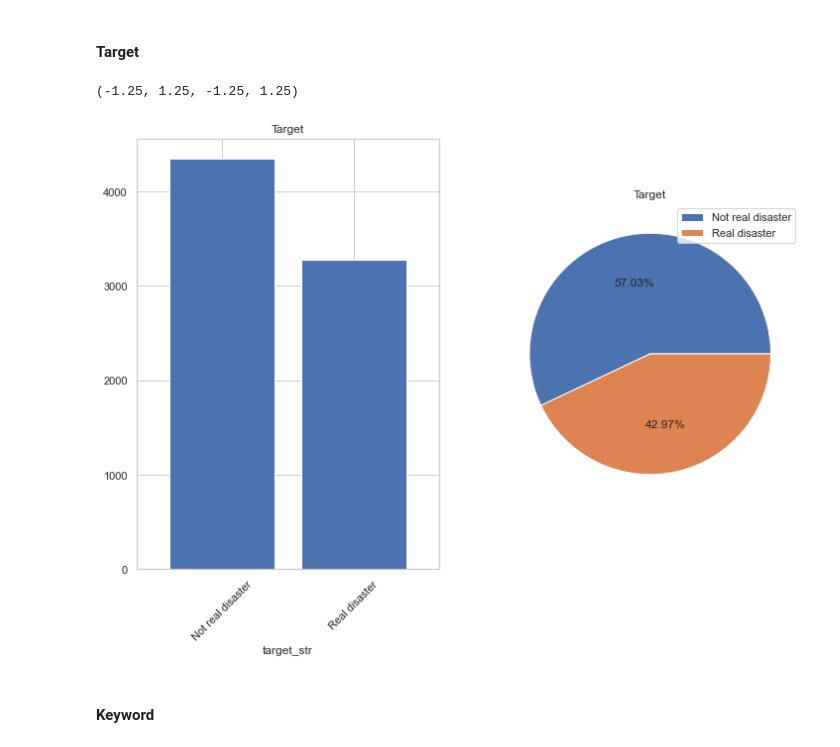
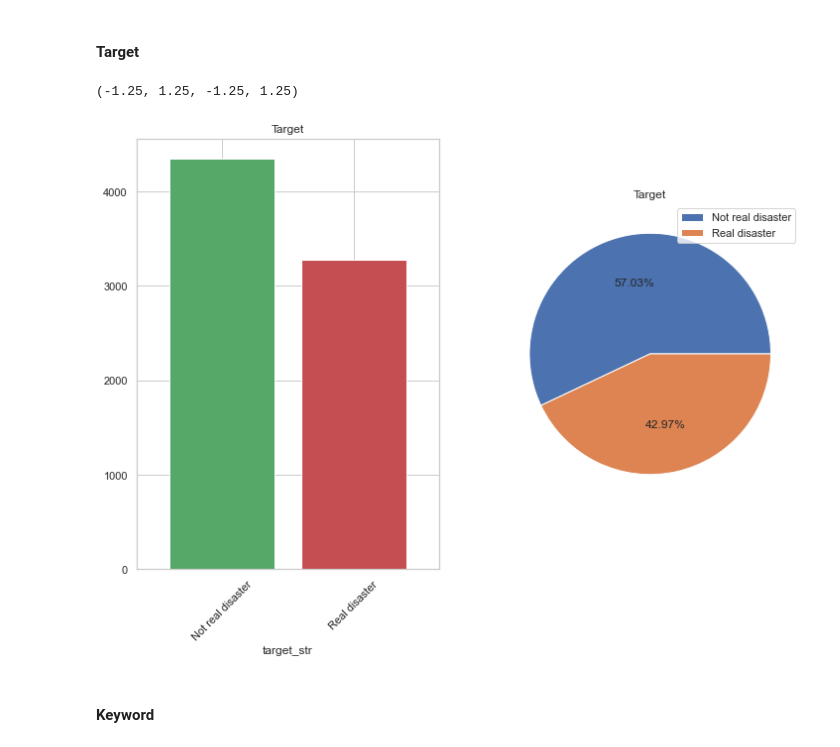
Before and after one commit to casals90/nlp_with_disaster_tweets, a Jupyter notebook: DataCleaningAndExploration.ipynb, the cells around one changed output. Drawn from its saved outputs; the diff is of its cells as text; code cells hidden in the pictures.

```diff
--- a/DataCleaningAndExploration.ipynb
+++ b/DataCleaningAndExploration.ipynb
@@ -66,19 +66,19 @@ train_df.loc[:, "target_str"] = pd.merge(train_df, target_df, how="left", left_o
 # %%
 fig = plt.figure(figsize=(12, 8))
 
 ax1 = fig.add_subplot(121)
 ax2 = fig.add_subplot(122)
 
 train_df.groupby("target_str").size().sort_values(ascending=False).plot(
-    kind="bar", width=0.8, title="Target", ax=ax1, rot=45)
+    kind="bar", width=0.8, title="Target", ax=ax1, rot=45, color=["g", "r"])
 
 train_df.groupby("target_str").size().sort_values(ascending=False).plot(
     kind="pie", title="Target", ax=ax2, legend=True, autopct="%.2f%%", labels=None)
 
 ax2.axis("off")
 # %% [output]
 (-1.25, 1.25, -1.25, 1.25)
-[figure, old version]
+[figure, new version]
 # %% [markdown]
 #### Keyword
 # %%
```
Also changed, not shown: 1 other file.
